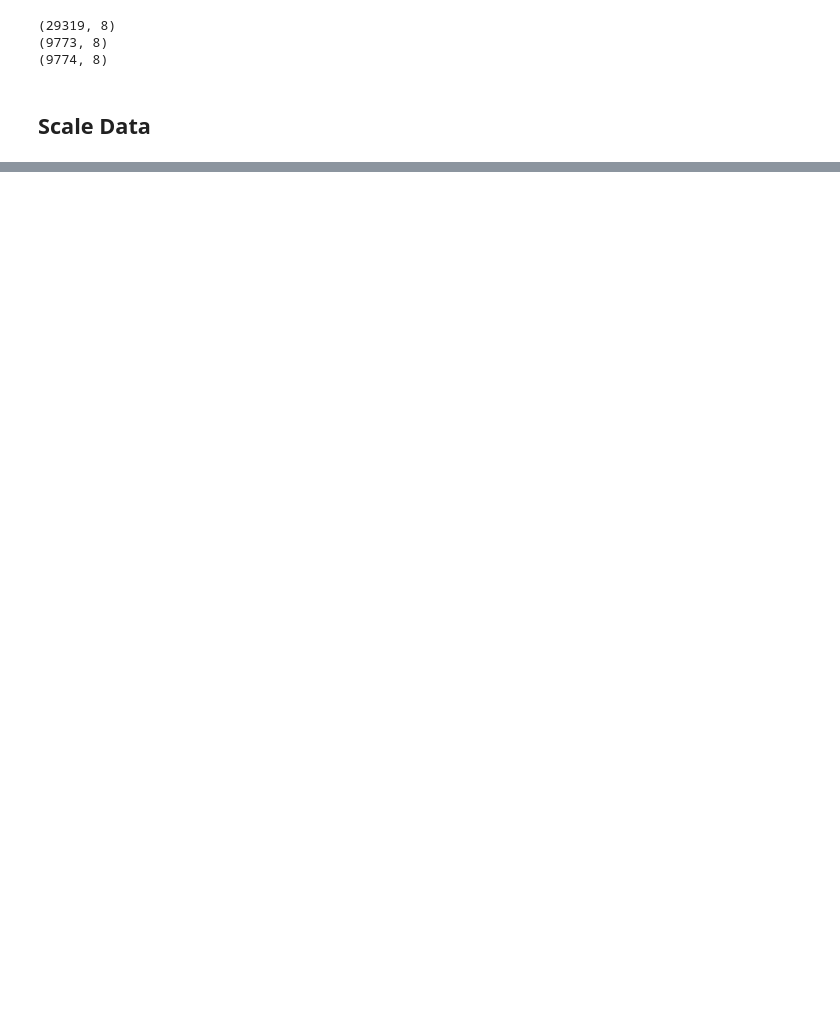
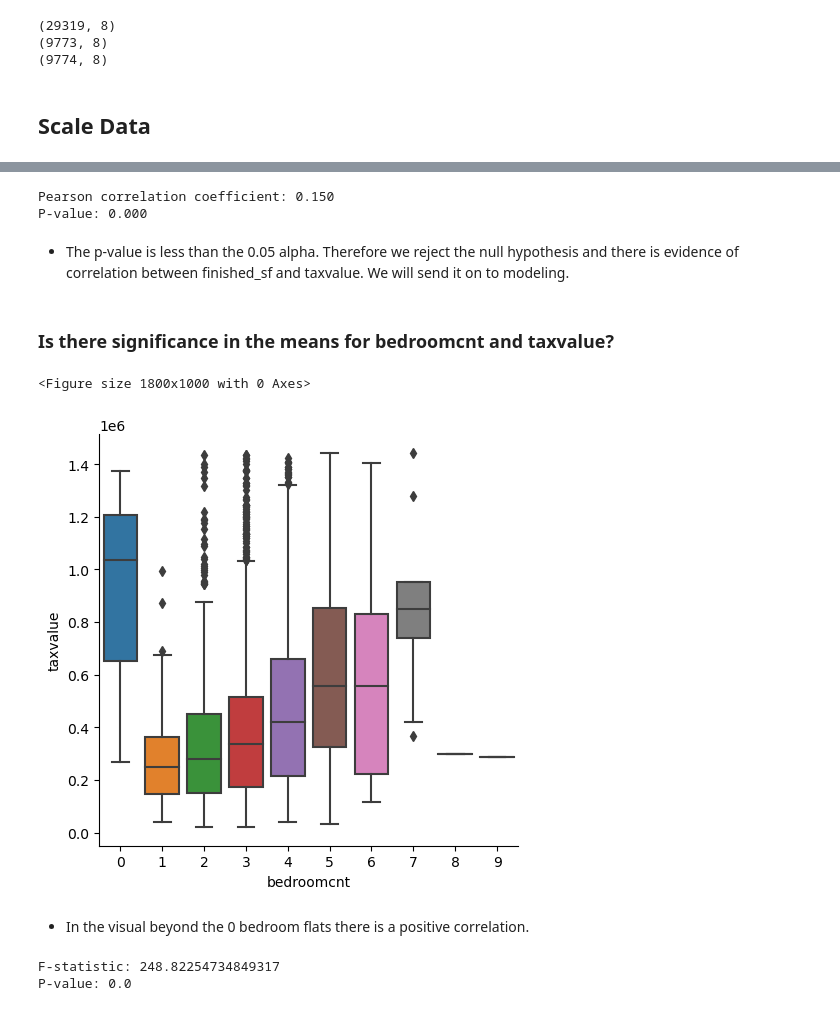
Before and after one commit to Brian-ONeil/project2_zillow, a Jupyter notebook: non_final_report.ipynb, the cells around one changed output, grey strips where cells are left out. Cells and saved outputs as stored; diff of their text form; code cells hidden in the pictures; blank space fills up the shorter version.

```diff
--- a/non_final_report.ipynb
+++ b/non_final_report.ipynb
@@ -416,0 +416,47 @@ ValueError: Cannot take a larger sample than population when 'replace=False'
+# %%
+# Calculate the Pearson correlation coefficient and p-value
+corr, pval = stat.pearsonr(train['lotsize_sf'], train['taxvalue'])
+
+# Print the correlation coefficient and p-value
+print(f"Pearson correlation coefficient: {corr:.3f}")
+print(f"P-value: {pval:.3f}")
+# %% [output]
+Pearson correlation coefficient: 0.150
+P-value: 0.000
+# %% [markdown]
+* The p-value is less than the 0.05 alpha. Therefore we reject the null hypothesis and there is evidence of correlation between finished_sf and taxvalue. We will send it on to modeling.
+# %% [markdown]
+### Is there significance in the means for bedroomcnt and taxvalue?
+# %%
+plt.figure(figsize=(18, 10))
+train_sample2 = train.sample(n=5000, random_state=42)
+bedroom_order = sorted(train_sample2['bedroomcnt'].unique())
+sns.catplot(x='bedroomcnt', y='taxvalue', data=train_sample2, kind='box', order=bedroom_order)
+plt.show()
+# %% [output]
+<Figure size 1800x1000 with 0 Axes>
+[figure, added]
+# %% [markdown]
+* In the visual beyond the 0 bedroom flats there is a positive correlation.
+# %%
+# Convert the 'bedroomcnt' column to categorical
+train['bedroomcnt'] = train['bedroomcnt'].astype(str)
+
+# Perform the ANOVA test
+result = stat.f_oneway(train[train['bedroomcnt'] == '0']['taxvalue'],
+                         train[train['bedroomcnt'] == '1']['taxvalue'],
+                         train[train['bedroomcnt'] == '2']['taxvalue'],
+                         train[train['bedroomcnt'] == '3']['taxvalue'],
+                         train[train['bedroomcnt'] == '4']['taxvalue'],
+                         train[train['bedroomcnt'] == '5']['taxvalue'],
+                         train[train['bedroomcnt'] == '6']['taxvalue'],
+                         train[train['bedroomcnt'] == '7']['taxvalue'],
+                         train[train['bedroomcnt'] == '8']['taxvalue'],
+                         train[train['bedroomcnt'] == '9']['taxvalue'])
+
+# Print the results
+print("F-statistic:", result[0])
+print("P-value:", result[1])
+# %% [output]
+F-statistic: 248.82254734849317
+P-value: 0.0
```
Also changed, not shown: parts of 86 cells of this notebook, 5 other files.
